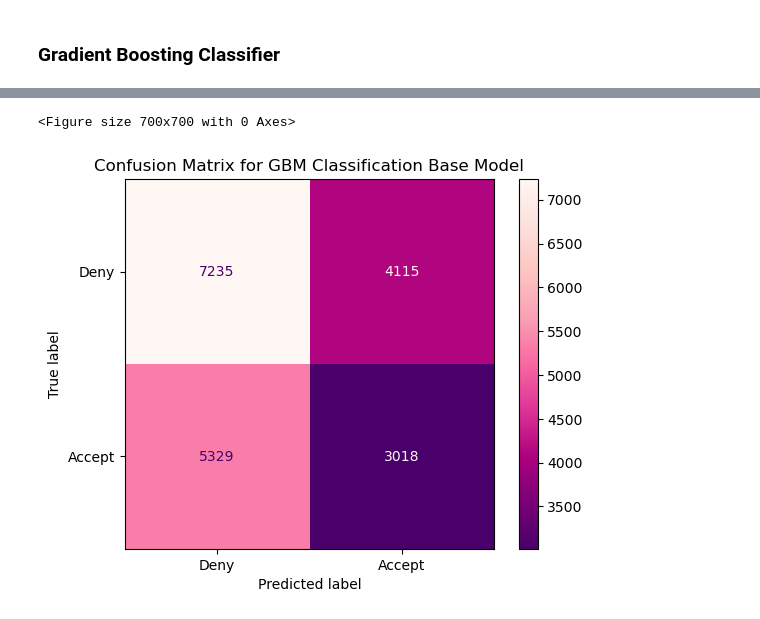
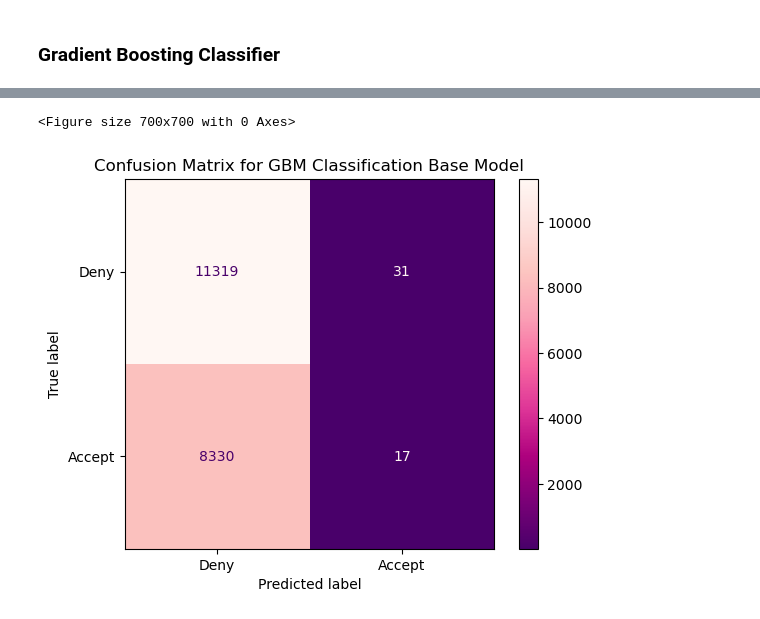
Before and after one commit to FTDS-assignment-bay/p2-final-project-ftds-012-hck-group-001, a Jupyter notebook: vehicle_damage_ml.ipynb, the cells around one changed output, grey strips where cells are left out. Saved outputs shown, nothing was run; the diff lists cells and outputs as text; code cells hidden in the pictures.

Commit message:
Finishing Predictive Model

```diff
--- a/vehicle_damage_ml.ipynb
+++ b/vehicle_damage_ml.ipynb
@@ -996,0 +1031,11 @@ Pipeline(steps=[('transformer',
+# %%
+# Defining the model
+cat_boost_class = CatBoostClassifier(iterations=1000, learning_rate=0.1, depth=6, loss_function='Logloss', eval_metric='Accuracy')
+
+# Defining the pipeline model
+cat_boost_class_pipe = Pipeline([
+    ('transformer', transformer),
+    ('cat_boost_class', cat_boost_class)
+])
+
+cat_boost_class_pipe
@@ -996,0 +1062,11 @@ Pipeline(steps=[('transformer',
+# %%
+# Defining the model
+xg_boost_class = XGBClassifier()
+
+# Defining the pipeline model
+xg_boost_class_pipe = Pipeline([
+    ('transformer', transformer),
+    ('xg_boost_class', xg_boost_class)
+])
+
+xg_boost_class_pipe
@@ -1140,0 +1239,3 @@ Pipeline(steps=[('transformer',
+# %%
+# Modelling with the base model
+cat_boost_class_pipe.fit(X_train_final, y_train)
@@ -1140,0 +1279,3 @@ Pipeline(steps=[('transformer',
+# %%
+# Modelling with the base model
+xg_boost_class_pipe.fit(X_train_final, y_train)
@@ -1324,13 +1722,13 @@ array([0., 0., 0., ..., 0., 0., 0.])
 # %%
 # Declaring Figure
 plt.figure(figsize=(7,7))
 target = ['Deny', 'Accept']
 
 # Confusion matrix for base model
-ConfusionMatrixDisplay.from_estimator(knn_class_pipe, X_test_final, y_test,display_labels=target, cmap='RdPu_r')
+ConfusionMatrixDisplay.from_estimator(gbm_class_pipe, X_test_final, y_test,display_labels=target, cmap='RdPu_r')
 
 plt.title('Confusion Matrix for GBM Classification Base Model')
 plt.show()
 # %% [output]
 <Figure size 700x700 with 0 Axes>
-[figure, old version]
+[figure, new version]
```
Also changed, not shown: parts of 97 cells of this notebook.
